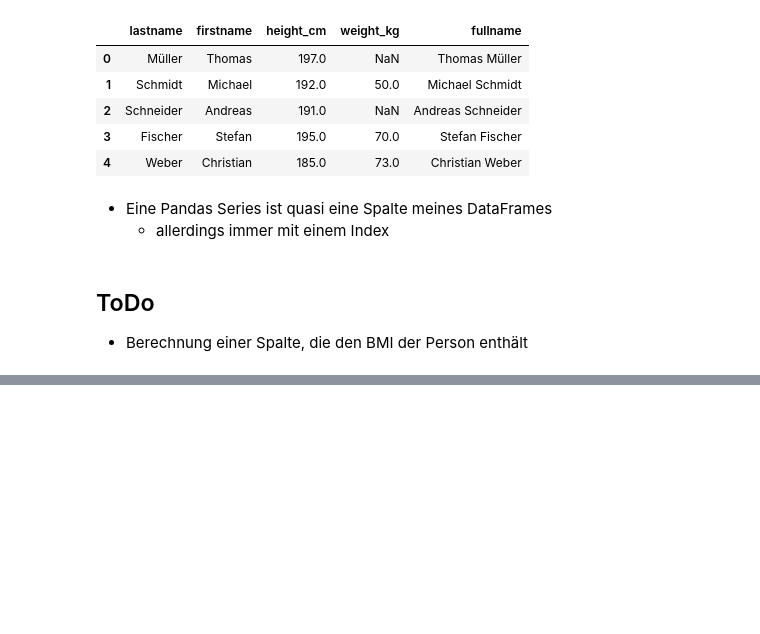
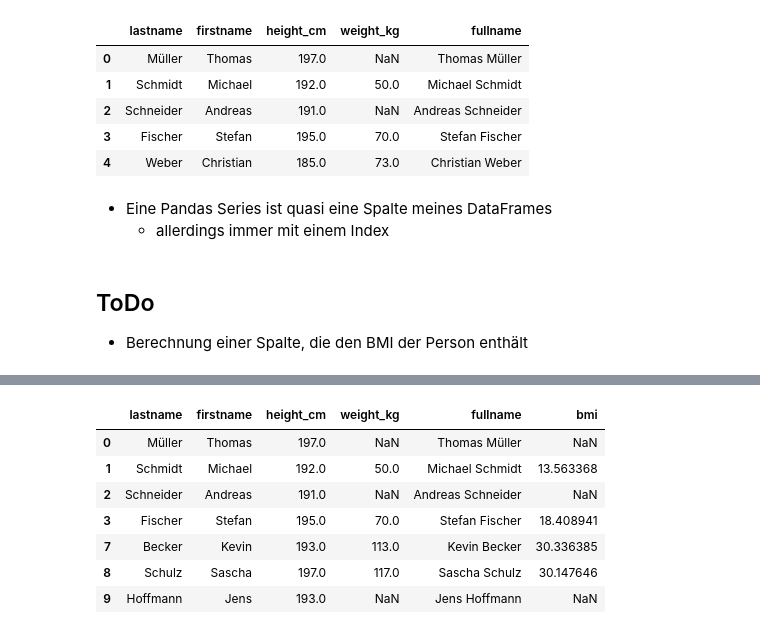
Before and after one commit to Javacream/org.javacream.training.python, a Jupyter notebook: Datenanalyse/pandas_introduction.ipynb, the cells around one changed output, grey strips where cells are left out. Cells and saved outputs as stored; diff of their text form; code cells hidden in the pictures; blank space fills up the shorter version.

```diff
--- a/Datenanalyse/pandas_introduction.ipynb
+++ b/Datenanalyse/pandas_introduction.ipynb
@@ -227,3 +227,6 @@ df.head()
 ## ToDo
 
 * Berechnung einer Spalte, die den BMI der Person enthält
+# %%
+df['bmi'] = df['weight_kg']/((df['height_cm']/100)**2)
+df.head()
@@ -229,0 +272,3 @@ df.head()
+# %%
+is_tall = df['height_cm'] > 190
+is_tall
@@ -229,0 +293,13 @@ df.head()
+# %%
+df[is_tall]
+filtered_dataframe = df[is_tall]
+filtered_dataframe
+# %% [output]
+|  | lastname | firstname | height_cm | weight_kg | fullname | bmi |
+| 0 | Müller | Thomas | 197.0 | NaN | Thomas Müller | NaN |
+| 1 | Schmidt | Michael | 192.0 | 50.0 | Michael Schmidt | 13.563368 |
+| 2 | Schneider | Andreas | 191.0 | NaN | Andreas Schneider | NaN |
+| 3 | Fischer | Stefan | 195.0 | 70.0 | Stefan Fischer | 18.408941 |
+| 7 | Becker | Kevin | 193.0 | 113.0 | Kevin Becker | 30.336385 |
+| 8 | Schulz | Sascha | 197.0 | 117.0 | Sascha Schulz | 30.147646 |
+| 9 | Hoffmann | Jens | 193.0 | NaN | Jens Hoffmann | NaN |
```
Also changed, not shown: parts of 11 cells of this notebook.
